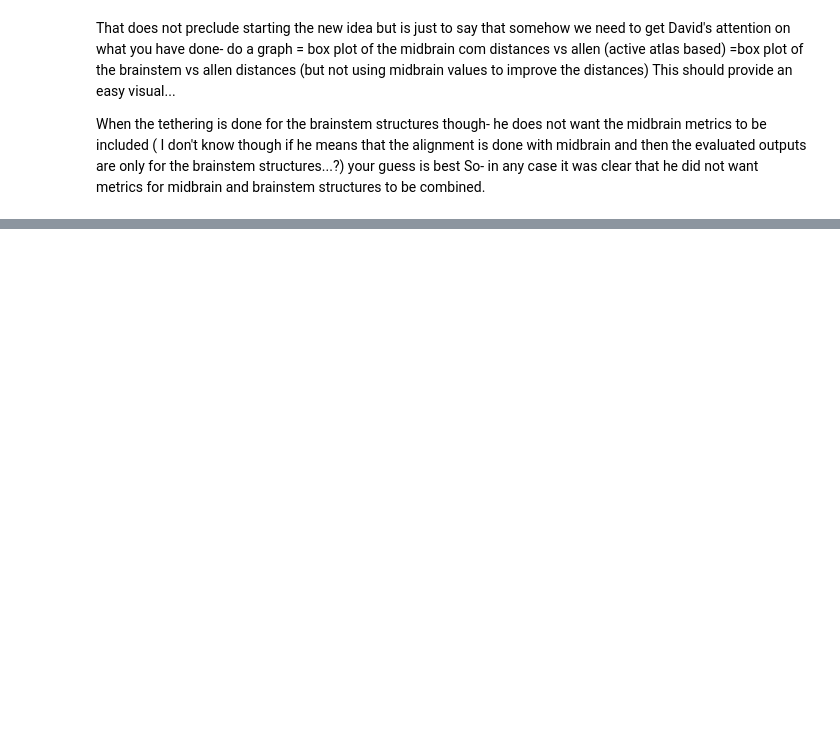
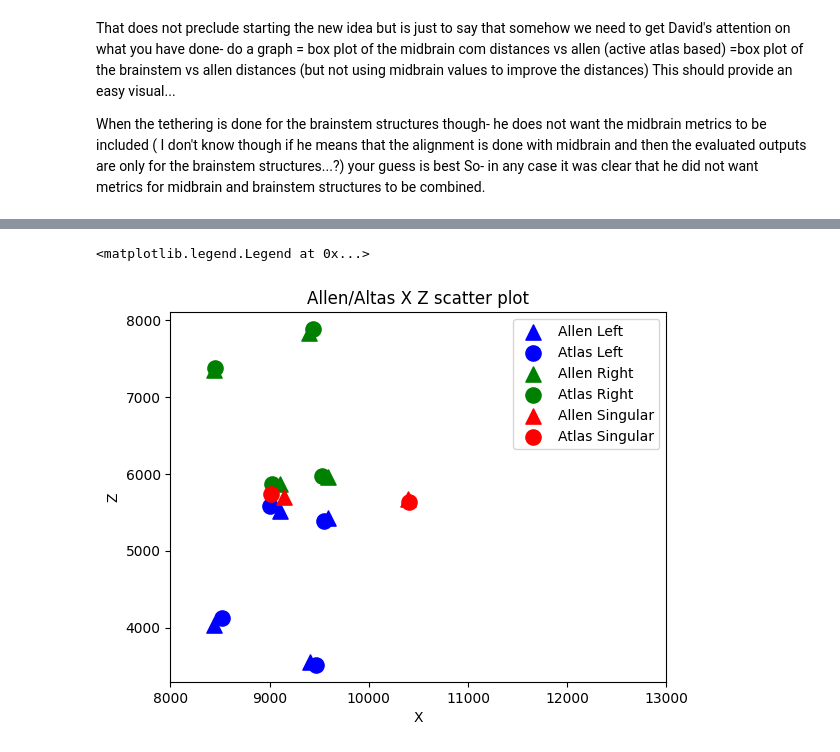
Before and after one commit to BrainSharer/pipeline, a Jupyter notebook: src/atlas/notebooks/landmark-registration-analytical.ipynb, the cells around one changed output, grey strips where cells are left out. Saved outputs shown, nothing was run; the diff lists cells and outputs as text; code cells hidden in the pictures; blank space fills up the shorter version.

```diff
--- a/src/atlas/notebooks/landmark-registration-analytical.ipynb
+++ b/src/atlas/notebooks/landmark-registration-analytical.ipynb
@@ -193 +233,18 @@ brain.midbrain_keys
+# %%
+for color, label in zip('bgr', ['Left', 'Right', 'Singular']):
+    allen_subset = df_allen[df_allen.S == label]
+    atlas_subset = df_atlas[df_atlas.S == label]
+    plt.scatter(allen_subset.X, allen_subset.Z, s=120, marker='^', c=color, label=str('Allen ' + label))
+    plt.scatter(atlas_subset.X, atlas_subset.Z, s=120, marker='o', c=color, label=str('Atlas ' + label))
+    plt.xlabel('X')
+    plt.ylabel('Z')
+    ax = plt.gca()
+    ax.set_xlim([xmin, xmax])
+    #ax.set_ylim([ymin, ymax])
+    #ax.invert_yaxis()
+plt.title('Allen/Altas X Z scatter plot')
+plt.legend()
+# %% [output]
+<matplotlib.legend.Legend at 0x...>
+[figure, added]
 # %%
```
Also changed, not shown: parts of 17 cells of this notebook, 4 other files.
